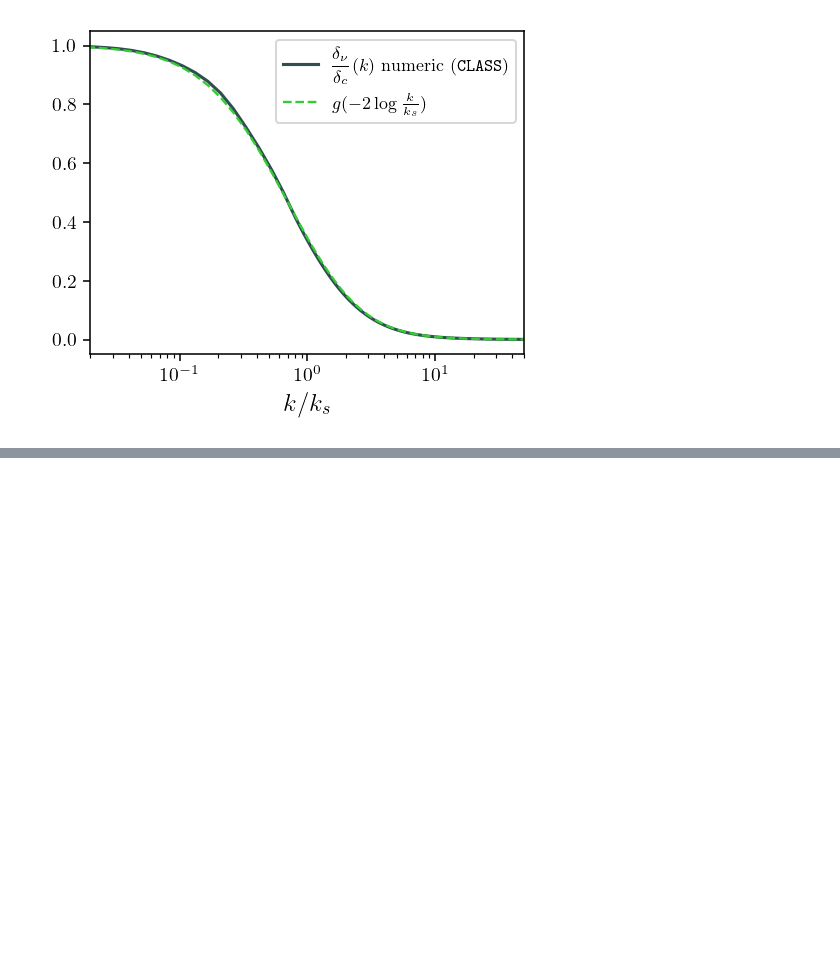
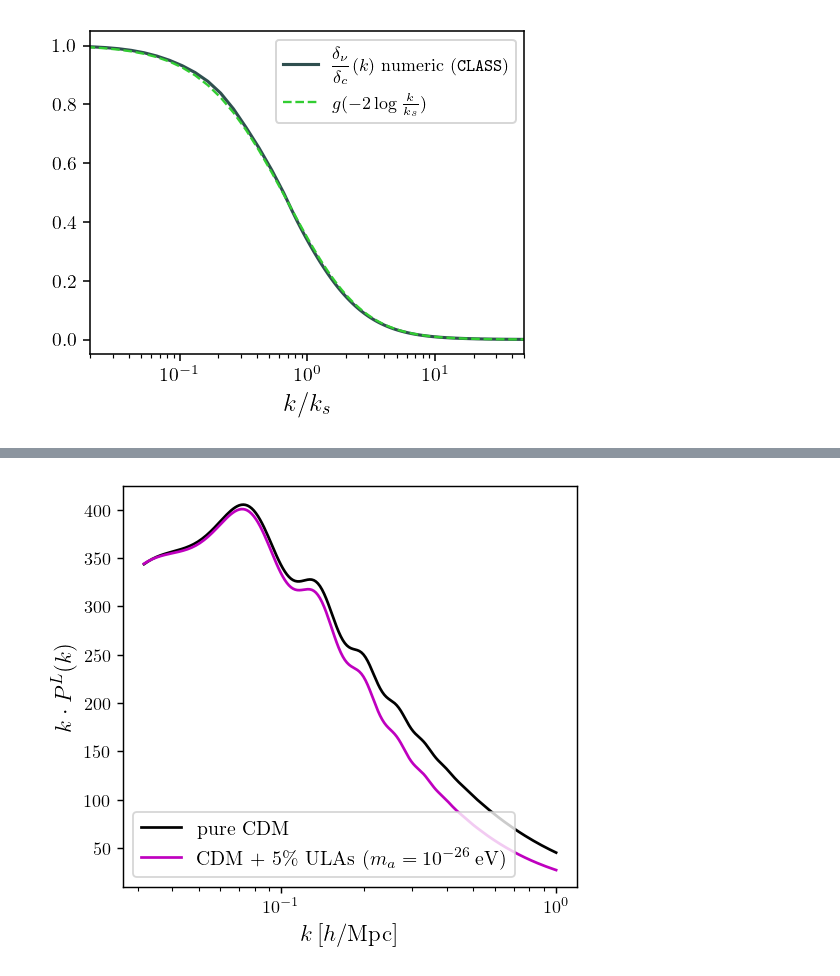
Before and after one commit to fverd/class, a Jupyter notebook: soundspeed-scripts/4universum.ipynb, the cells around one changed output, grey strips where cells are left out. Saved outputs shown, nothing was run; the diff lists cells and outputs as text; code cells hidden in the pictures; blank space fills up the shorter version.

```diff
--- a/soundspeed-scripts/4universum.ipynb
+++ b/soundspeed-scripts/4universum.ipynb
@@ -596,0 +599,18 @@ nuCDM.compute()
+# %%
+kk = np.logspace(-1.5,0,200); h = chiCDM.h(); Pk_list=[]
+
+chiCDM.set({
+    'm_axion': 1.e-10 * _ev_to_HO_,  # in units of H0
+})
+chiCDM.compute()
+
+
+
+Pk1 = [chiCDM.pk_lin(k*h,0.5)*h**3 for k in kk]
+
+chiCDM.set({
+    'm_axion': 3.e-26 * _ev_to_HO_,  # in units of H0
+    'Omega_scf' : (0.15*0.05)/h/h,
+})
+chiCDM.compute()
+Pk2= [chiCDM.pk_lin(k*h,0.5)*h**3 for k in kk]
@@ -596,0 +635,17 @@ nuCDM.compute()
+# %%
+plt.figure(figsize=(4.5,4), dpi=130)
+plt.plot(kk, kk*Pk1, 'k', label=f'pure CDM')
+
+plt.plot(kk, kk*Pk2, 'm', label=r'CDM + $5\%$ ULAs ($m_a=10^{-26}\,\mathrm{eV})$')
+
+
+plt.xlabel(r'$k\,[h/\mathrm{Mpc}]$', fontsize=13)
+plt.ylabel(r'$k\cdot P^L(k)$', fontsize=13)
+plt.ylim([1.e1,None])
+plt.legend(loc='lower left', fontsize=11)
+plt.xscale('log')
+# plt.ylim([1.,None])
+
+plt.show()
+# %% [output]
+[figure, added]
```
Also changed, not shown: parts of 4 cells of this notebook, 3 other files.
